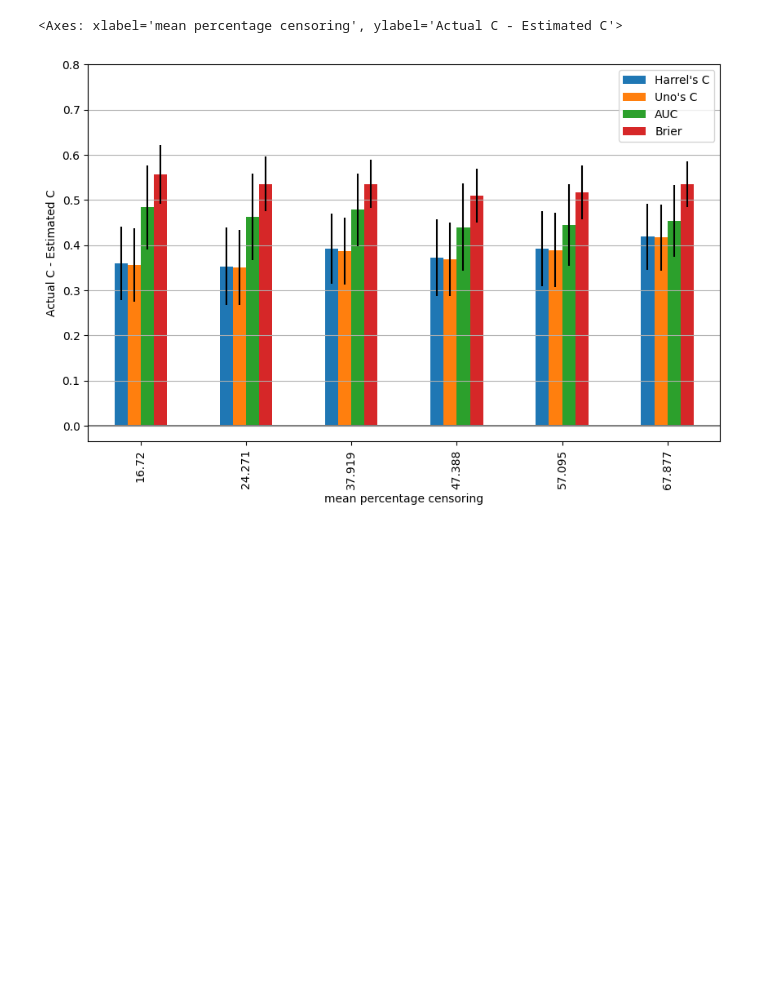
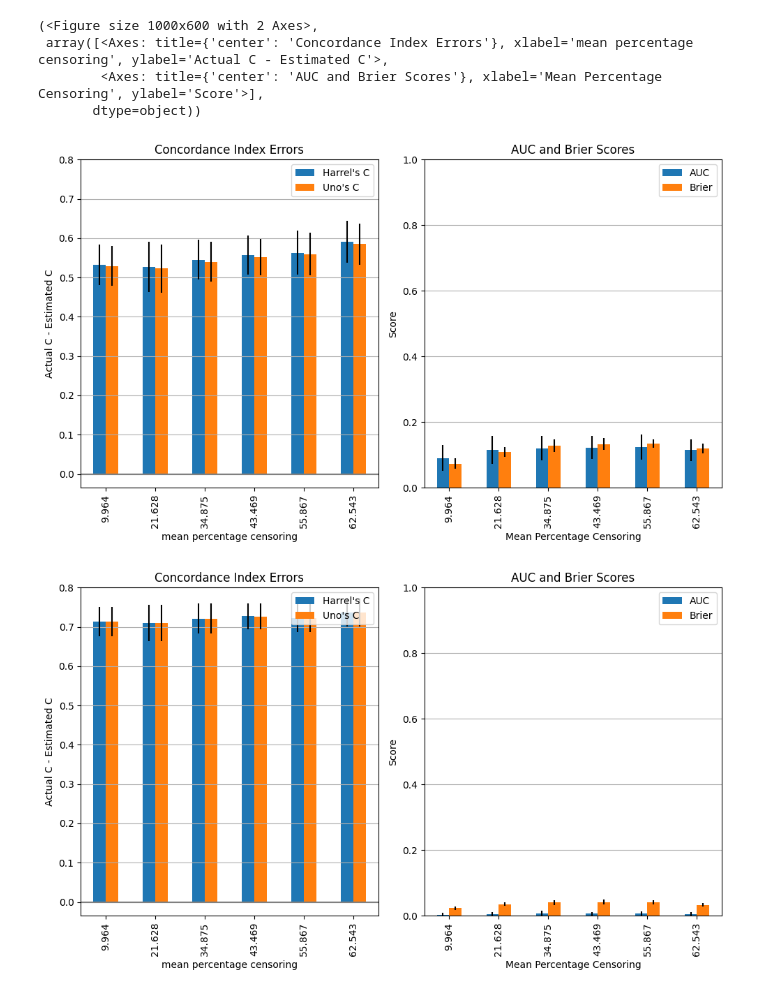
Before and after one commit to buchbindern/SurvivalSimulation, a Jupyter notebook: SimulationTesting.ipynb, the cells around one changed output. Drawn from its saved outputs; the diff is of its cells as text; code cells hidden in the pictures; blank space fills up the shorter version.

```diff
--- a/SimulationTesting.ipynb
+++ b/SimulationTesting.ipynb
@@ -158,19 +169,0 @@ def simulation(n_samples, m, hazard_ratio, n_repeats=100):
-# %%
-def plot_results(data_mean, data_std, **kwargs):
-    index = pd.Index(data_mean["censoring"].round(3), name="mean percentage censoring")
-    for df in (data_mean, data_std):
-        df.drop("censoring", axis=1, inplace=True)
-        df.index = index
-
-    ax = data_mean.plot.bar(yerr=data_std, **kwargs)
-    ax.set_ylabel("Actual C - Estimated C")
-    ax.yaxis.grid(True)
-    ax.axhline(0.0, color="gray")
-    return ax
-# %%
-data_mean, data_std = simulation(n_samples=100, m=3, hazard_ratio=2.0)
-ylim = [-0.035, 0.8]
-plot_results(data_mean, data_std, ylim=ylim, figsize=(10, 6))
-# %% [output]
-<Axes: xlabel='mean percentage censoring', ylabel='Actual C - Estimated C'>
-[figure, removed]
@@ -176,0 +221,20 @@ plot_results(data_mean, data_std, ylim=ylim, figsize=(10, 6))
+# %%
+results = simulation(n_samples=100, m=10, hazard_ratio=2.0)
+
+# Access RSF results
+rsf_mean = results["rsf"]["mean"]
+rsf_std = results["rsf"]["std"]
+
+# Access GBSA results
+gbsa_mean = results["gbsa"]["mean"]
+gbsa_std = results["gbsa"]["std"]
+
+plot_results(rsf_mean, rsf_std, ylim=ylim, figsize=(10, 6))
+plot_results(gbsa_mean, gbsa_std, ylim=ylim, figsize=(10, 6))
+# %% [output]
+(<Figure size 1000x600 with 2 Axes>,
+ array([<Axes: title={'center': 'Concordance Index Errors'}, xlabel='mean percentage censoring', ylabel='Actual C - Estimated C'>,
+        <Axes: title={'center': 'AUC and Brier Scores'}, xlabel='Mean Percentage Censoring', ylabel='Score'>],
+       dtype=object))
+[figure, added]
+[figure, added]
```
Also changed, not shown: parts of 5 cells of this notebook.
